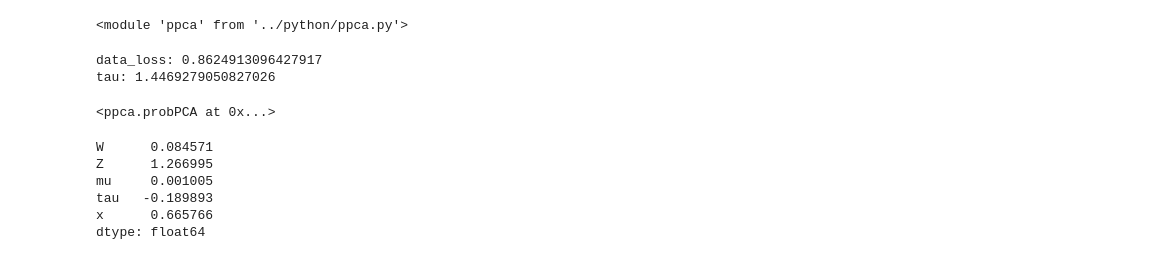
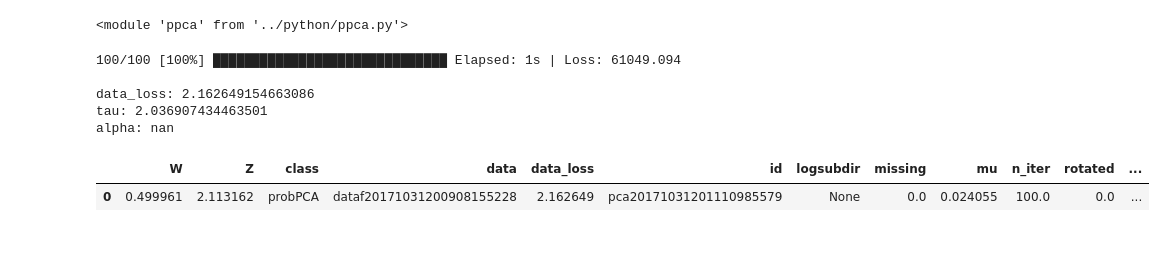
Before and after one commit to betaplane/cezanne, a Jupyter notebook: notebooks/PPCA.ipynb, the cells around one changed output. Cells and saved outputs as stored; diff of their text form; code cells hidden in the pictures.

```diff
--- a/notebooks/PPCA.ipynb
+++ b/notebooks/PPCA.ipynb
@@ -137,18 +117,16 @@ ppca.tf.get_variable_scope().reuse_variables()
 reload(ppca)
 # %% [output]
 <module 'ppca' from '../python/ppca.py'>
-# %%
-p.critique(d, rotate=True)
-# %% [output]
-data_loss: 0.8624913096427917
-tau: 1.4469279050827026
-<ppca.probPCA at 0x...>
+# %%
+p = ppca.probPCA(d.x1, seed=0).run(100).critique(d)
+# %% [output]
+100/100 [100%] ██████████████████████████████ Elapsed: 1s | Loss: 61049.094
+
+data_loss: 2.162649154663086
+tau: 2.036907434463501
+alpha: nan
 # %%
-p.losses.mean()
+p.losses
 # %% [output]
-W      0.084571
-Z      1.266995
-mu     0.001005
-tau   -0.189893
-x      0.665766
-dtype: float64
+|  | W | Z | class | data | data_loss | id | logsubdir | missing | mu | n_iter | rotated | ... |
+| 0 | 0.499961 | 2.113162 | probPCA | dataf20171031200908155228 | 2.162649 | pca20171031201110985579 | None | 0.0 | 0.024055 | 100.0 | 0.0 | ... |
```
Also changed, not shown: parts of 22 cells of this notebook, 6 other files.
